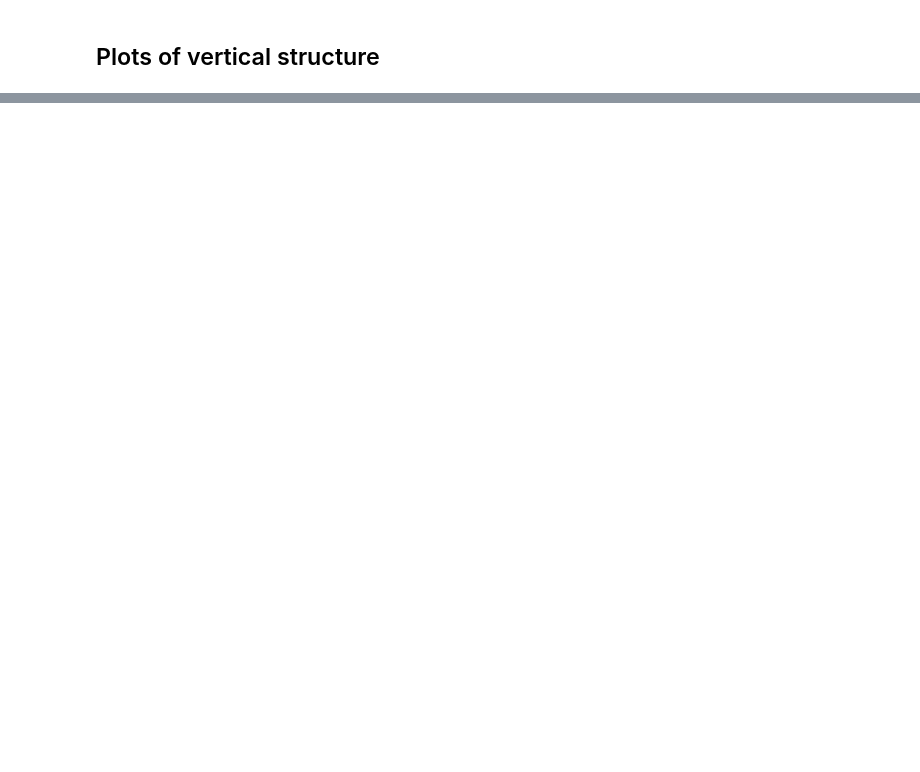
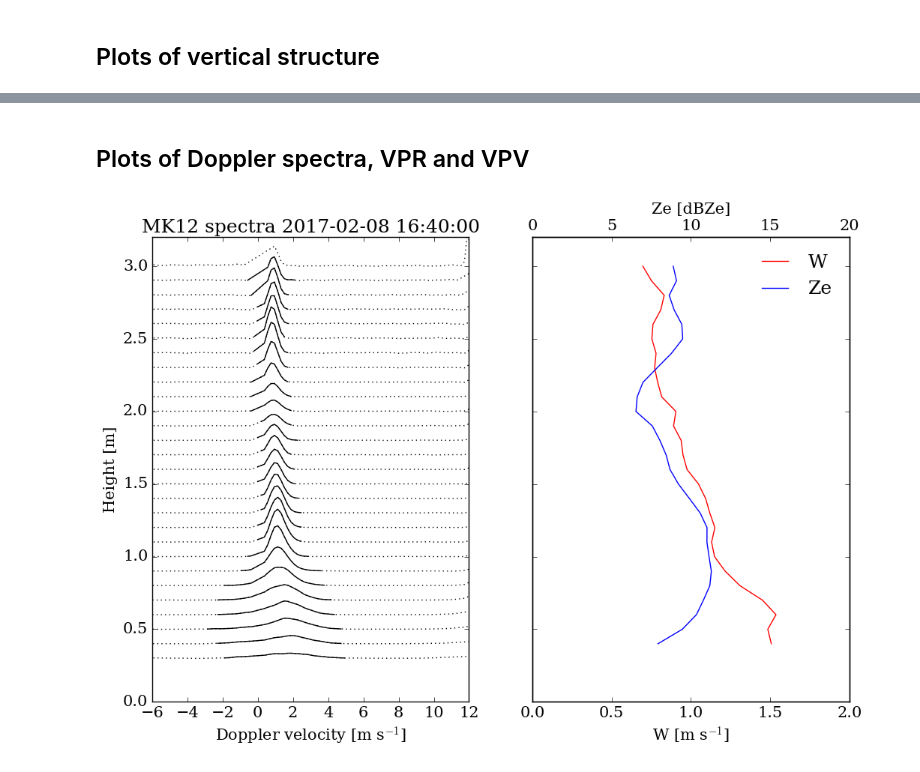
Before and after one commit to cduranalarcon/MRR_DDU, a Jupyter notebook: MRR_processing_test.ipynb, the cells around one changed output, grey strips where cells are left out. Saved outputs shown, nothing was run; the diff lists cells and outputs as text; code cells hidden in the pictures; blank space fills up the shorter version.

```diff
--- a/MRR_processing_test.ipynb
+++ b/MRR_processing_test.ipynb
@@ -44,2 +31,39 @@ TRES = 60 #Seconds
+# %%
+#warnings.filterwarnings("ignore") #Ignore IMProToo warmings
+Short_name_station = "DDU" #Define folter station name
+name_station = '_'.join(Short_name_station.split(' '))
+path = "Data/"+name_station+"/"
+
+#Graphic parameters
+font = {'family'    :   'serif',
+        'weight'    :   'normal',
+        'size'      :   20}
+plt.rc('font', **font)
+
+#Creating output folders
+mkfolders()
+
+#Decription of the output files
+Descr = "MRR data at " + name_station + ", first MRR processed with MK12 method v.0.103."
+
+#Temporal Resolution
+TRES = 60 #Seconds
+
+#Define Dates
+#years =  [2017] # e.g.  [2014];  [2014,2015];  range(2014,2016)
+#months = [2] # e.g.  [12];  [4,5,6];  range(1,13)
+#days  = [8,9,10]#range(8,9)# e.g. [1];  [1,2,4];  range(1,5)
+
+date_ini = '2017-02-08'
+date_end = '2017-02-10'
+
+epochs, timestamps = find_dates_btw(date_ini,date_end)
+
+
+# Z-S relationship
+## Z = A*S^B
+## Experimental parameters for DDU according to Grazioli et al. (2017)
+A = 76
+B = 0.91
 # %% [markdown]
 ## Process data
@@ -136,0 +179,11 @@ pylab.show()
+# %% [markdown]
+## Plots of Doppler spectra, VPR and VPV
+# %%
+plot_spectra(date_central="2017-02-08 16:40:00",tw=3,e_factor=0.1,mMZe=[0,20],mMW=[0,2])
+#date_central = Date of interest in format "%Y-%m-%d %H:%M:%S"
+#tw = temporal window befor and after the date_central in the temporal resolution (TRES) of the file. Default 60s, to be improved
+#e_factor = exaggeration factor, gives more or vertical height to the spectra
+#mMZe =  min and Max Ze
+#mMW = min and Max W
+# %% [output]
+[figure, added]
```
Also changed, not shown: parts of 10 cells of this notebook.
